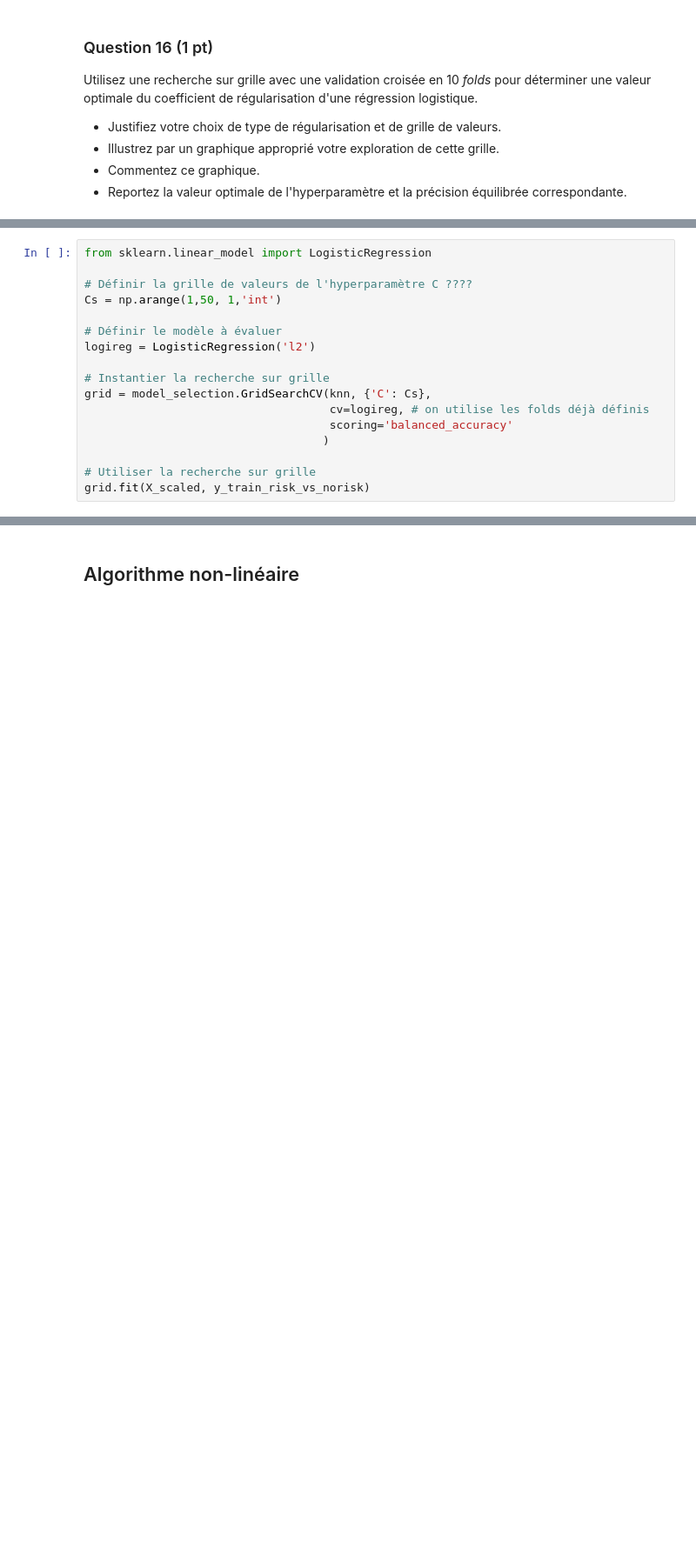
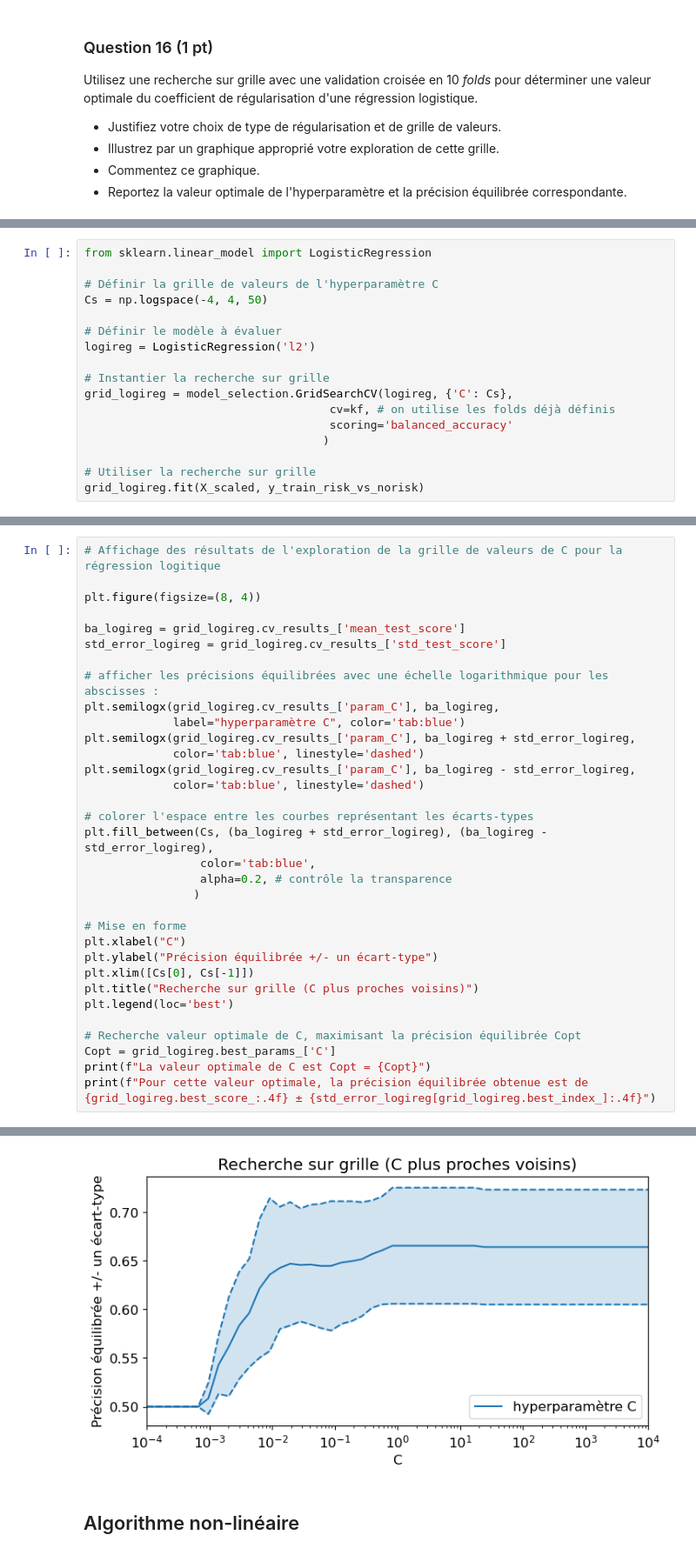
Before and after one commit to bavrillon/Projets_UE21, a Jupyter notebook: DATA/Projet_GR28.ipynb, the cells around one changed output, grey strips where cells are left out. Shown at 87% size. Cells and saved outputs as stored; diff of their text form; blank space fills up the shorter version.

```diff
--- a/DATA/Projet_GR28.ipynb
+++ b/DATA/Projet_GR28.ipynb
@@ -440,17 +443,17 @@ Priorité à la performance plutôt qu'à l'interprétabilité du modèle ???
 # %%
 from sklearn.linear_model import LogisticRegression
 
-# Définir la grille de valeurs de l'hyperparamètre C ????
-Cs = np.arange(1,50, 1,'int')
+# Définir la grille de valeurs de l'hyperparamètre C
+Cs = np.logspace(-4, 4, 50)
 
 # Définir le modèle à évaluer
 logireg = LogisticRegression('l2')
 
 # Instantier la recherche sur grille
-grid = model_selection.GridSearchCV(knn, {'C': Cs},
-                                    cv=logireg, # on utilise les folds déjà définis
+grid_logireg = model_selection.GridSearchCV(logireg, {'C': Cs},
+                                    cv=kf, # on utilise les folds déjà définis
                                     scoring='balanced_accuracy'
                                    )
 
 # Utiliser la recherche sur grille
-grid.fit(X_scaled, y_train_risk_vs_norisk)
+grid_logireg.fit(X_scaled, y_train_risk_vs_norisk)
@@ -459,0 +474,34 @@ grid.fit(X_scaled, y_train_risk_vs_norisk)
+# %%
+# Affichage des résultats de l'exploration de la grille de valeurs de C pour la régression logitique
+
+plt.figure(figsize=(8, 4))
+
+ba_logireg = grid_logireg.cv_results_['mean_test_score']
+std_error_logireg = grid_logireg.cv_results_['std_test_score']
+
+# afficher les précisions équilibrées avec une échelle logarithmique pour les abscisses :
+plt.semilogx(grid_logireg.cv_results_['param_C'], ba_logireg,
+             label="hyperparamètre C", color='tab:blue')
+plt.semilogx(grid_logireg.cv_results_['param_C'], ba_logireg + std_error_logireg,
+             color='tab:blue', linestyle='dashed')
+plt.semilogx(grid_logireg.cv_results_['param_C'], ba_logireg - std_error_logireg,
+             color='tab:blue', linestyle='dashed')
+
+# colorer l'espace entre les courbes représentant les écarts-types
+plt.fill_between(Cs, (ba_logireg + std_error_logireg), (ba_logireg - std_error_logireg),
+                 color='tab:blue',
+                 alpha=0.2, # contrôle la transparence
+                )
+
+# Mise en forme
+plt.xlabel("C")
+plt.ylabel("Précision équilibrée +/- un écart-type")
+plt.xlim([Cs[0], Cs[-1]])
+plt.title("Recherche sur grille (C plus proches voisins)")
+plt.legend(loc='best')
+
+# Recherche valeur optimale de C, maximisant la précision équilibrée Copt
+Copt = grid_logireg.best_params_['C']
+print(f"La valeur optimale de C est Copt = {Copt}")
+print(f"Pour cette valeur optimale, la précision équilibrée obtenue est de {grid_logireg.best_score_:.4f} ± {std_error_logireg[grid_logireg.best_index_]:.4f}")
+# %% [output]
@@ -460,3 +510,4 @@ grid.fit(X_scaled, y_train_risk_vs_norisk)
+[figure, added]
 # %% [markdown]
 ## Algorithme non-linéaire
 # %% [markdown]
```
Also changed, not shown: parts of 11 cells of this notebook.
